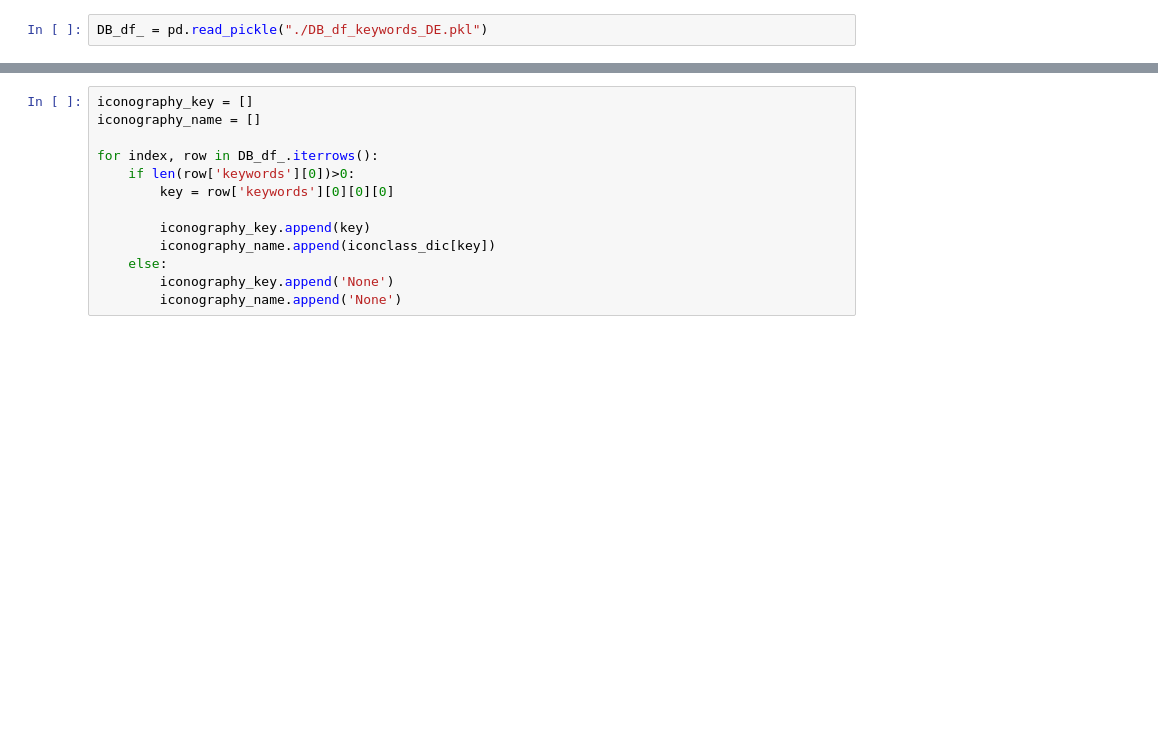
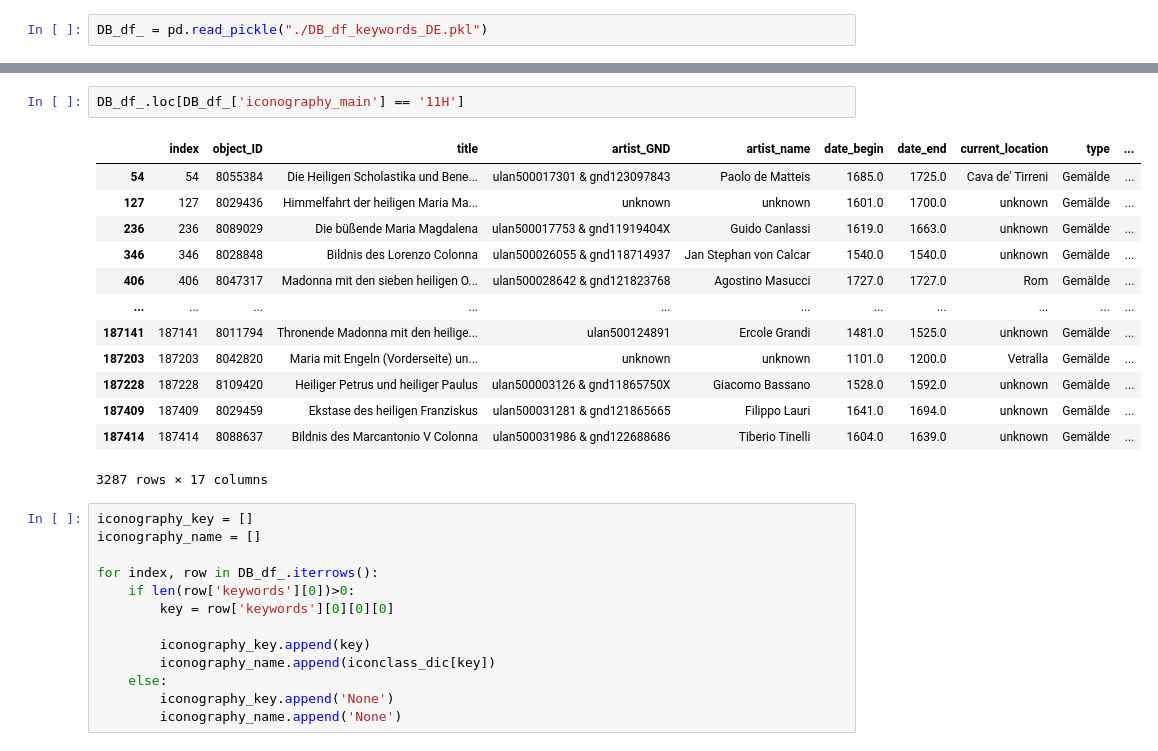
Before and after one commit to VBernasconi/Network_hands, a Jupyter notebook: CLUSTERS_KPS_ICONOGRAPHY_analysis_8_2022.ipynb, the cells around one changed output, grey strips where cells are left out. Cells and saved outputs as stored; diff of their text form; blank space fills up the shorter version.

```diff
--- a/CLUSTERS_KPS_ICONOGRAPHY_analysis_8_2022.ipynb
+++ b/CLUSTERS_KPS_ICONOGRAPHY_analysis_8_2022.ipynb
@@ -81,3 +74,19 @@ DB_df_.head(3)
+# %%
+DB_df_.loc[DB_df_['iconography_main'] == '11H']
+# %% [output]
+|  | index | object_ID | title | artist_GND | artist_name | date_begin | date_end | current_location | type | ... |
+| 54 | 54 | 8055384 | Die Heiligen Scholastika und Bene... | ulan500017301 & gnd123097843 | Paolo de Matteis | 1685.0 | 1725.0 | Cava de' Tirreni | Gemälde | ... |
+| 127 | 127 | 8029436 | Himmelfahrt der heiligen Maria Ma... | unknown | unknown | 1601.0 | 1700.0 | unknown | Gemälde | ... |
+| 236 | 236 | 8089029 | Die büßende Maria Magdalena | ulan500017753 & gnd11919404X | Guido Canlassi | 1619.0 | 1663.0 | unknown | Gemälde | ... |
+| 346 | 346 | 8028848 | Bildnis des Lorenzo Colonna | ulan500026055 & gnd118714937 | Jan Stephan von Calcar | 1540.0 | 1540.0 | unknown | Gemälde | ... |
+| 406 | 406 | 8047317 | Madonna mit den sieben heiligen O... | ulan500028642 & gnd121823768 | Agostino Masucci | 1727.0 | 1727.0 | Rom | Gemälde | ... |
+| ... | ... | ... | ... | ... | ... | ... | ... | ... | ... | ... |
+| 187141 | 187141 | 8011794 | Thronende Madonna mit den heilige... | ulan500124891 | Ercole Grandi | 1481.0 | 1525.0 | unknown | Gemälde | ... |
+| 187203 | 187203 | 8042820 | Maria mit Engeln (Vorderseite) un... | unknown | unknown | 1101.0 | 1200.0 | Vetralla | Gemälde | ... |
+| 187228 | 187228 | 8109420 | Heiliger Petrus und heiliger Paulus | ulan500003126 & gnd11865750X | Giacomo Bassano | 1528.0 | 1592.0 | unknown | Gemälde | ... |
+| 187409 | 187409 | 8029459 | Ekstase des heiligen Franziskus | ulan500031281 & gnd121865665 | Filippo Lauri | 1641.0 | 1694.0 | unknown | Gemälde | ... |
+| 187414 | 187414 | 8088637 | Bildnis des Marcantonio V Colonna | ulan500031986 & gnd122688686 | Tiberio Tinelli | 1604.0 | 1639.0 | unknown | Gemälde | ... |
+3287 rows × 17 columns
 # %%
 iconography_key = []
 iconography_name = []
```
Also changed, not shown: parts of 93 cells of this notebook, 3 other files.
